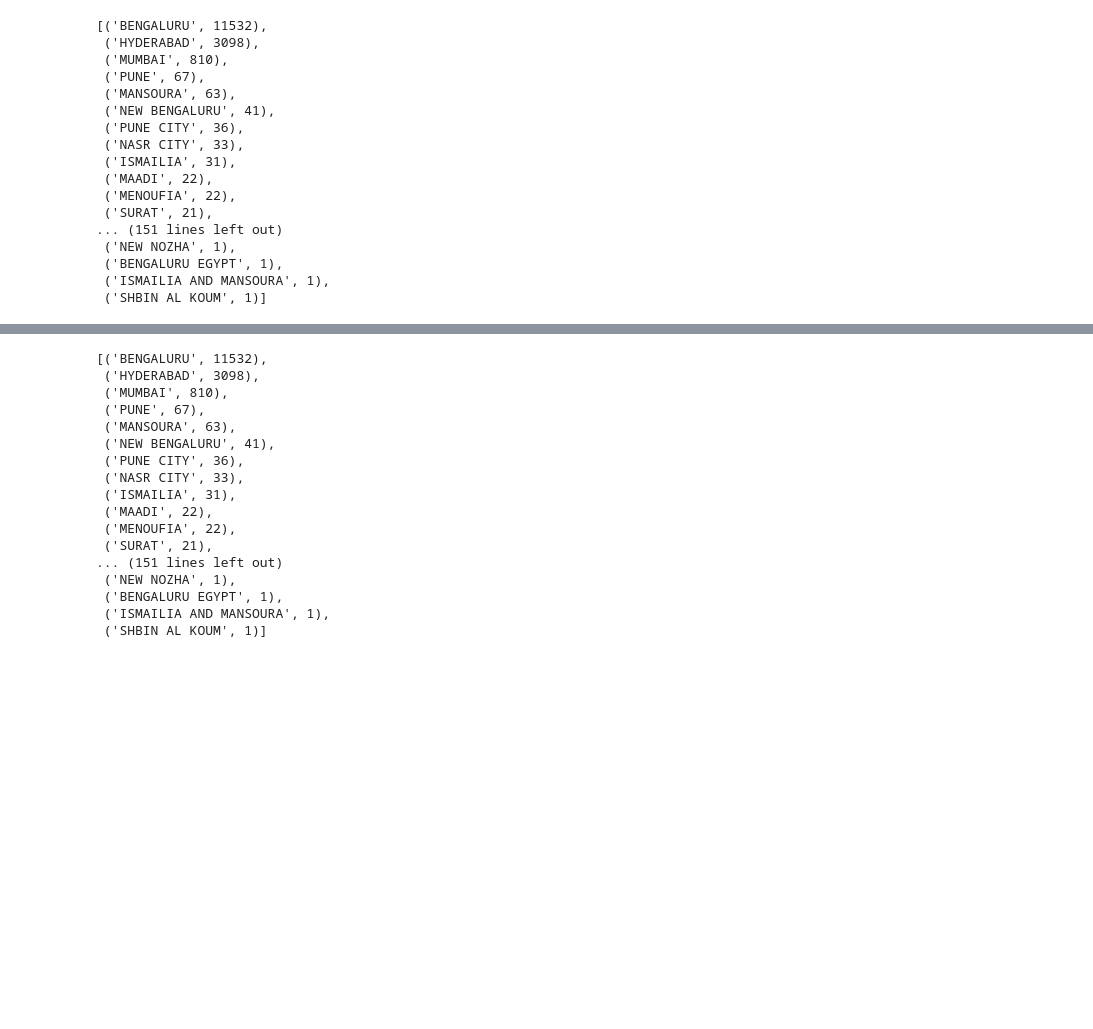
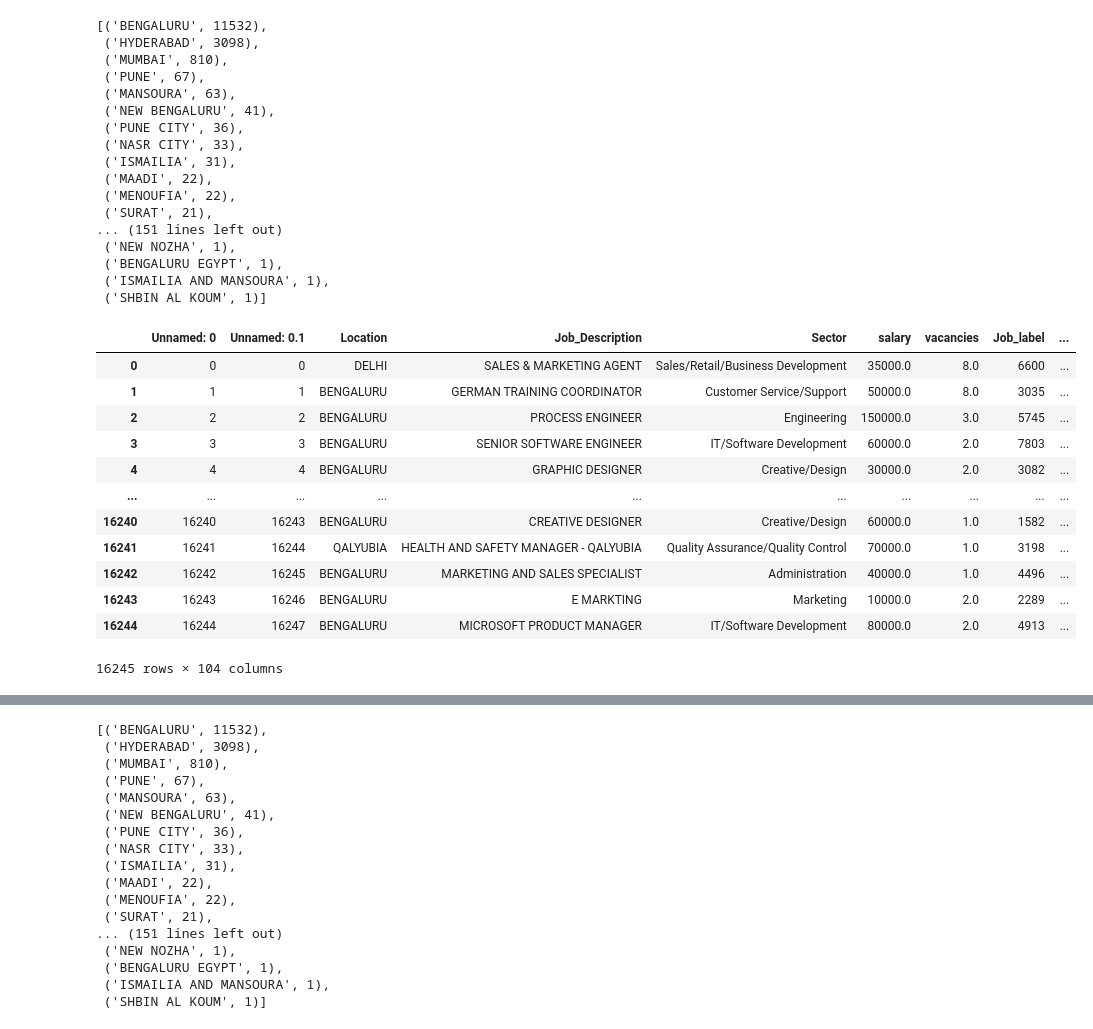
Before and after one commit to spark0308/Job_Prediction_ML, a Jupyter notebook: Final_Cleaning.ipynb, the cells around one changed output, grey strips where cells are left out. Cells and saved outputs as stored; diff of their text form; code cells hidden in the pictures; blank space fills up the shorter version.

```diff
--- a/Final_Cleaning.ipynb
+++ b/Final_Cleaning.ipynb
@@ -88,3 +88,19 @@ df1=df[["Location","Job_Description","Sector","Eligibility","salary","Month"]]
+# %%
+df
+# %% [output]
+|  | Unnamed: 0 | Unnamed: 0.1 | Location | Job_Description | Sector | salary | vacancies | Job_label | ... |
+| 0 | 0 | 0 | DELHI | SALES & MARKETING AGENT | Sales/Retail/Business Development | 35000.0 | 8.0 | 6600 | ... |
+| 1 | 1 | 1 | BENGALURU | GERMAN TRAINING COORDINATOR | Customer Service/Support | 50000.0 | 8.0 | 3035 | ... |
+| 2 | 2 | 2 | BENGALURU | PROCESS ENGINEER | Engineering | 150000.0 | 3.0 | 5745 | ... |
+| 3 | 3 | 3 | BENGALURU | SENIOR SOFTWARE ENGINEER | IT/Software Development | 60000.0 | 2.0 | 7803 | ... |
+| 4 | 4 | 4 | BENGALURU | GRAPHIC DESIGNER | Creative/Design | 30000.0 | 2.0 | 3082 | ... |
+| ... | ... | ... | ... | ... | ... | ... | ... | ... | ... |
+| 16240 | 16240 | 16243 | BENGALURU | CREATIVE DESIGNER | Creative/Design | 60000.0 | 1.0 | 1582 | ... |
+| 16241 | 16241 | 16244 | QALYUBIA | HEALTH AND SAFETY MANAGER - QALYUBIA | Quality Assurance/Quality Control | 70000.0 | 1.0 | 3198 | ... |
+| 16242 | 16242 | 16245 | BENGALURU | MARKETING AND SALES SPECIALIST | Administration | 40000.0 | 1.0 | 4496 | ... |
+| 16243 | 16243 | 16246 | BENGALURU | E MARKTING | Marketing | 10000.0 | 2.0 | 2289 | ... |
+| 16244 | 16244 | 16247 | BENGALURU | MICROSOFT PRODUCT MANAGER | IT/Software Development | 80000.0 | 2.0 | 4913 | ... |
+16245 rows × 104 columns
 # %%
 df1.head()
 # %% [output]
```
Also changed, not shown: parts of 3 cells of this notebook, 1 other file.
